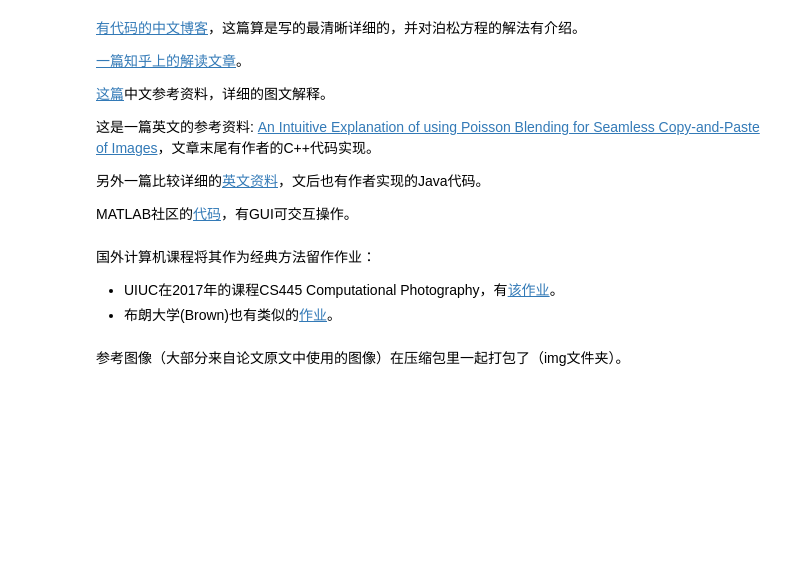
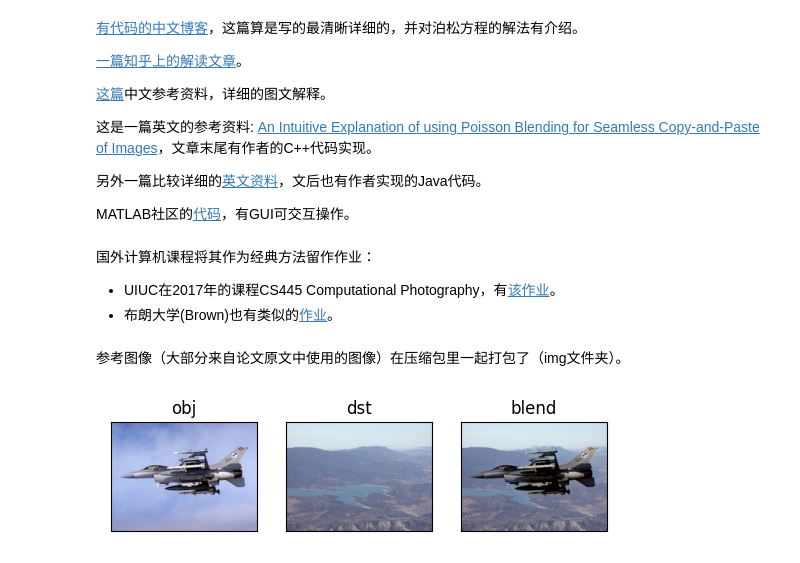
Before and after one commit to DIY-Z/PoisonEditingTask, a Jupyter notebook: Poison_Image_Editing_Task2.ipynb, the cells around one changed output. Cells and saved outputs as stored; diff of their text form; code cells hidden in the pictures; blank space fills up the shorter version.

```diff
--- a/Poison_Image_Editing_Task2.ipynb
+++ b/Poison_Image_Editing_Task2.ipynb
@@ -21,9 +21,3 @@ MATLAB社区的[代码](https://ww2.mathworks.cn/matlabcentral/fileexchange/6228
 - 布朗大学(Brown)也有类似的[作业](https://cs.brown.edu/courses/csci1290/asgn/proj3_poisson/index.html)。
 # %% [markdown]
 参考图像（大部分来自论文原文中使用的图像）在压缩包里一起打包了（img文件夹）。
-# %%
-import numpy as np
-
-
-def PoisonEditing(obj, dst, mask, center, mix_grad=False):
-    return result
@@ -30,34 +144,55 @@ def PoisonEditing(obj, dst, mask, center, mix_grad=False):
 # %%
 import cv2
 import numpy as np
-
+import matplotlib.pyplot as plt
 
 # 读取前景图像
-obj = cv2.imread('./airplane.jpg')
-
+obj = np.array(cv2.imread('./source.jpg', 1) / 255.0, dtype=np.float32)
 
 # 读取背景图像
-dst = cv2.imread('./sky.jpg')
+dst = np.array(cv2.imread('./target.jpg', 1) / 255.0, dtype = np.float32)
 
 # 读取设置好的mask
-mask = cv2.imread('./airplane_mask.jpg')
+mask = np.array(cv2.imread('./mask.jpg', 0), dtype=np.uint8)
 
 # 设置obj拷贝到dst的位置（中心像素）
 # 要填充的obj是不规则形状，这里要获得该不规则区域的最小外接矩形（bounding box），
 # 以该最小外接矩形的中心作为obj在dst中的位置
 cx = 800
 cy = 100
 center = (cx, cy)
 
 # 调用Poison方法，需要自己复现
-# result = PoisonEditing(obj, dst, mask, center)
+result = PoisonEditing(obj, dst, mask / 255.0, center)
+
+
+plt.subplot(131)
+plt.imshow(np.array(obj * 255.0, dtype=np.uint8)[:,:,::-1])
+plt.title('obj')
+plt.xticks([]),plt.yticks([])
+plt.subplot(132)
+plt.imshow(np.array(dst * 255.0, dtype=np.uint8)[:,:,::-1])
+plt.title('dst')
+plt.xticks([]),plt.yticks([])
+plt.subplot(133)
+plt.imshow(result[:,:,::-1])
+plt.title('blend')
+plt.xticks([]),plt.yticks([])
+plt.show()
+
+# cv2.imshow('result', result)
+# while(cv2.waitKey(0) == 27):
+#     cv2.destroyAllWindows()
+#     break
 
 # 参考OpenCV实现的方法
 # normal_clone = cv2.seamlessClone(obj, dst, mask, center, cv2.NORMAL_CLONE)
 # mixed_clone = cv2.seamlessClone(obj, dst, mask, center, cv2.MIXED_CLONE)
 # cv2.imshow('normal_clone', normal_clone)
 # cv2.imshow('mixed_clone', mixed_clone)
 
 # while(cv2.waitKey(0) == 27):
 #     cv2.destroyAllWindows()
 #     break
+# %% [output]
+[figure, added]
```
Also changed, not shown: parts of 1 cell of this notebook, 7 other files.
